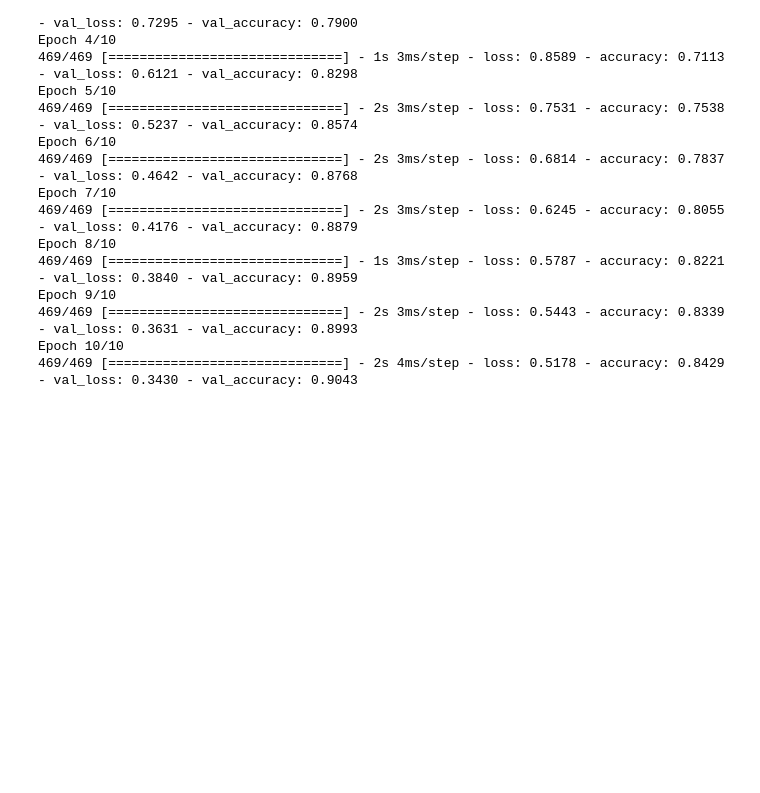
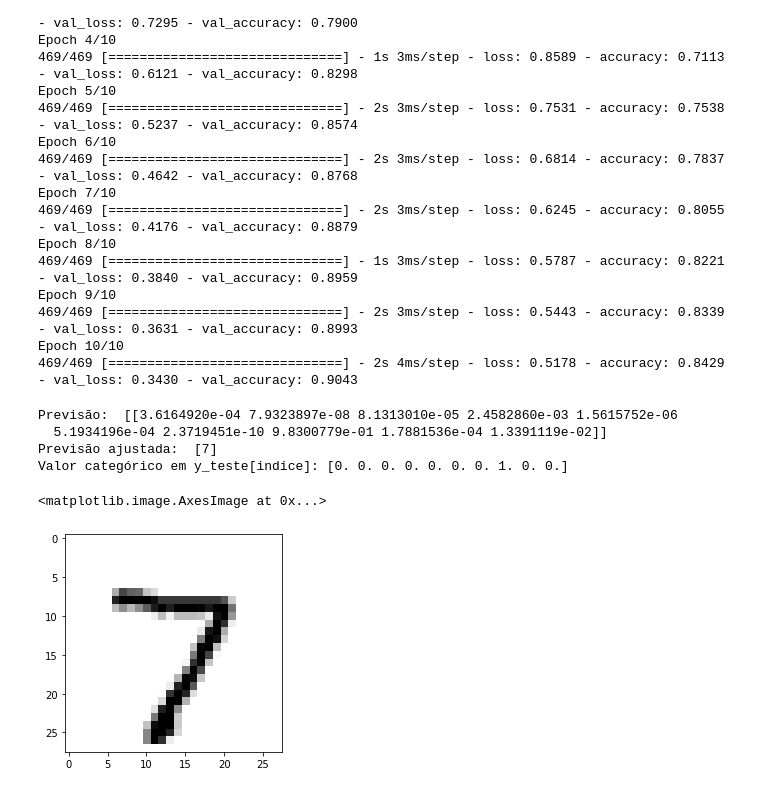
Before and after one commit to erlonbie/Deep-Learning-teste, a Jupyter notebook: Ocean_deeplearning_13_08.ipynb, the cells around one changed output. Cells and saved outputs as stored; diff of their text form; code cells hidden in the pictures; blank space fills up the shorter version.

```diff
--- a/Ocean_deeplearning_13_08.ipynb
+++ b/Ocean_deeplearning_13_08.ipynb
@@ -215,3 +215,27 @@ Epoch 9/10
 469/469 [==============================] - 2s 3ms/step - loss: 0.5443 - accuracy: 0.8339 - val_loss: 0.3631 - val_accuracy: 0.8993
 Epoch 10/10
 469/469 [==============================] - 2s 4ms/step - loss: 0.5178 - accuracy: 0.8429 - val_loss: 0.3430 - val_accuracy: 0.9043
+# %%
+#Novas previsões
+indice = 0
+imagem = x_teste[indice].reshape(1, resolucao_total)
+
+#Previsão
+prediction = model.predict(imagem)
+print("Previsão: ", prediction)
+
+#Traduzindo a previsão em algo legível
+import numpy as np
+prediction_class = np.argmax(prediction, axis=1)
+print("Previsão ajustada: ", prediction_class)
+
+print("Valor categórico em y_teste[indice]:", y_teste[indice])
+(x_treino_img, y_treino_img), (x_teste_img, y_teste_img) = mnist.load_data()
+plt.imshow(x_teste_img[indice], cmap=plt.cm.binary)
+# %% [output]
+Previsão:  [[3.6164920e-04 7.9323897e-08 8.1313010e-05 2.4582860e-03 1.5615752e-06
+  5.1934196e-04 2.3719451e-10 9.8300779e-01 1.7881536e-04 1.3391119e-02]]
+Previsão ajustada:  [7]
+Valor categórico em y_teste[indice]: [0. 0. 0. 0. 0. 0. 0. 1. 0. 0.]
+<matplotlib.image.AxesImage at 0x...>
+[figure, added]
```
